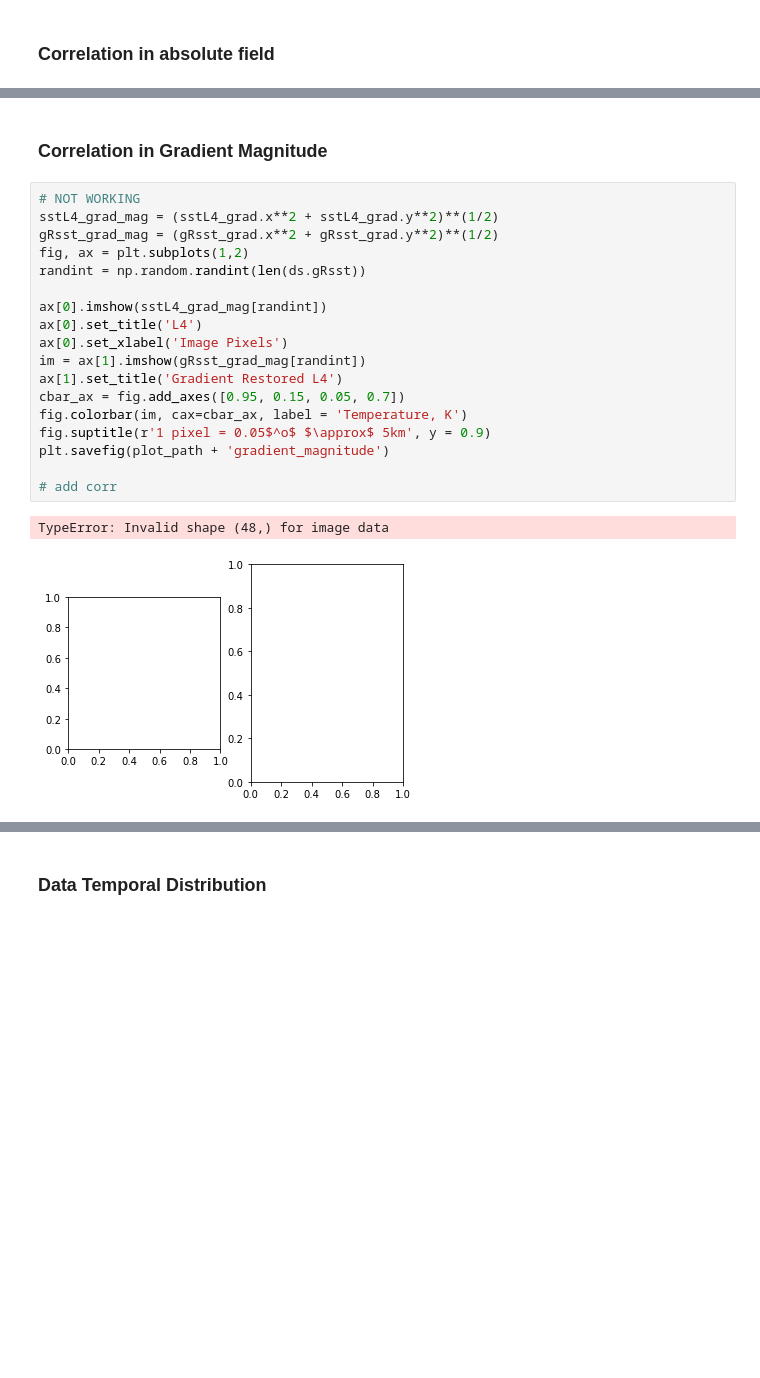
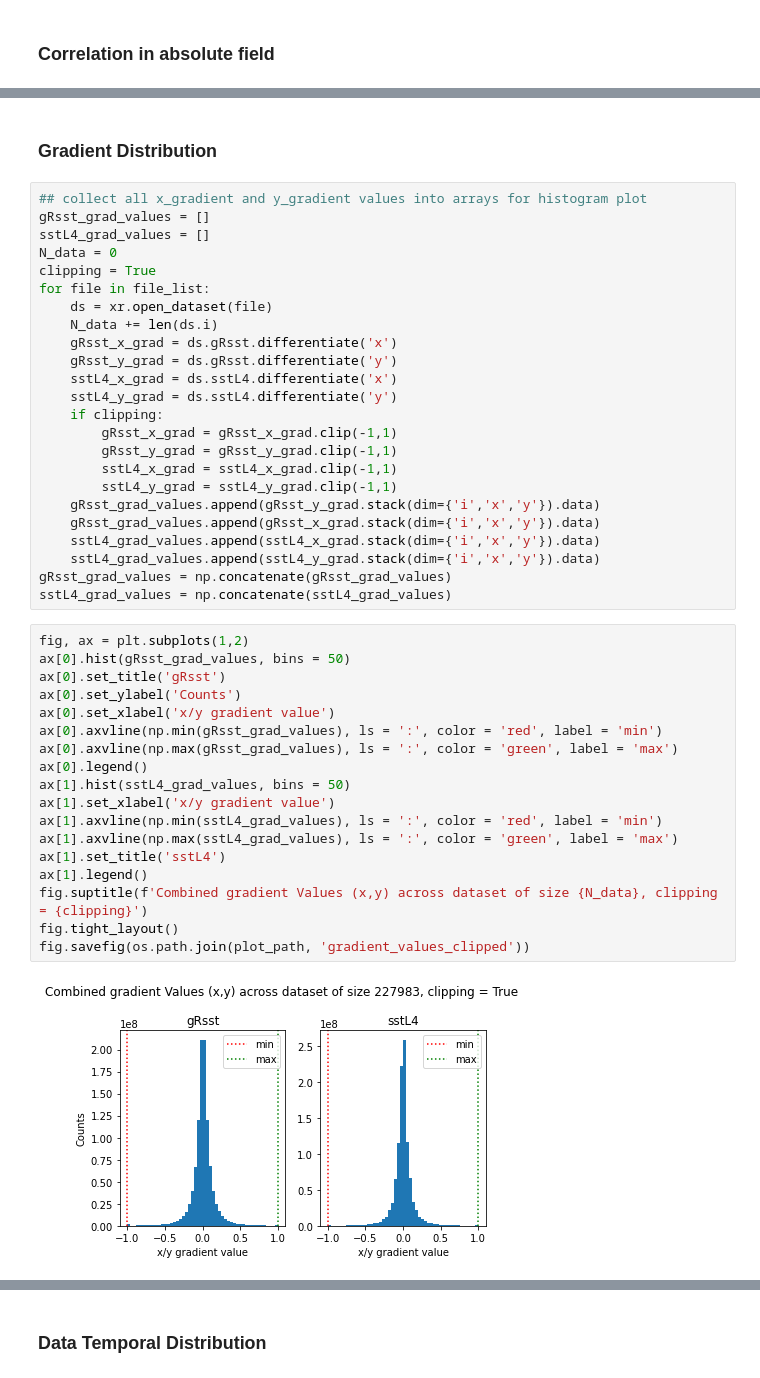
Before and after one commit to MEH04/sst_super_res, a Jupyter notebook: data_analysis.ipynb, the cells around one changed output, grey strips where cells are left out. Saved outputs shown, nothing was run; the diff lists cells and outputs as text; blank space fills up the shorter version.

```diff
--- a/data_analysis.ipynb
+++ b/data_analysis.ipynb
@@ -121,24 +128,47 @@ KeyboardInterrupt:
 # %% [markdown]
-### Correlation in Gradient Magnitude
+### Gradient Distribution
-# %%
-# NOT WORKING
-sstL4_grad_mag = (sstL4_grad.x**2 + sstL4_grad.y**2)**(1/2)
-gRsst_grad_mag = (gRsst_grad.x**2 + gRsst_grad.y**2)**(1/2)
-fig, ax = plt.subplots(1,2)
-randint = np.random.randint(len(ds.gRsst))
-
-ax[0].imshow(sstL4_grad_mag[randint])
-ax[0].set_title('L4')
-ax[0].set_xlabel('Image Pixels')
-im = ax[1].imshow(gRsst_grad_mag[randint])
-ax[1].set_title('Gradient Restored L4')
-cbar_ax = fig.add_axes([0.95, 0.15, 0.05, 0.7])
-fig.colorbar(im, cax=cbar_ax, label = 'Temperature, K')
-fig.suptitle(r'1 pixel = 0.05$^o$ $\approx$ 5km', y = 0.9)
-plt.savefig(plot_path + 'gradient_magnitude')
-
-# add corr
-# %% [output]
-TypeError: Invalid shape (48,) for image data
-[figure, removed]
+# %%
+## collect all x_gradient and y_gradient values into arrays for histogram plot
+gRsst_grad_values = []
+sstL4_grad_values = []
+N_data = 0
+clipping = True
+for file in file_list:
+    ds = xr.open_dataset(file)
+    N_data += len(ds.i)
+    gRsst_x_grad = ds.gRsst.differentiate('x')
+    gRsst_y_grad = ds.gRsst.differentiate('y')
+    sstL4_x_grad = ds.sstL4.differentiate('x')
+    sstL4_y_grad = ds.sstL4.differentiate('y')
+    if clipping:
+        gRsst_x_grad = gRsst_x_grad.clip(-1,1)
+        gRsst_y_grad = gRsst_y_grad.clip(-1,1)
+        sstL4_x_grad = sstL4_x_grad.clip(-1,1)
+        sstL4_y_grad = sstL4_y_grad.clip(-1,1)
+    gRsst_grad_values.append(gRsst_y_grad.stack(dim={'i','x','y'}).data)
+    gRsst_grad_values.append(gRsst_x_grad.stack(dim={'i','x','y'}).data)
+    sstL4_grad_values.append(sstL4_x_grad.stack(dim={'i','x','y'}).data)
+    sstL4_grad_values.append(sstL4_y_grad.stack(dim={'i','x','y'}).data)
+gRsst_grad_values = np.concatenate(gRsst_grad_values)
+sstL4_grad_values = np.concatenate(sstL4_grad_values)
+# %%
+fig, ax = plt.subplots(1,2)
+ax[0].hist(gRsst_grad_values, bins = 50)
+ax[0].set_title('gRsst')
+ax[0].set_ylabel('Counts')
+ax[0].set_xlabel('x/y gradient value')
+ax[0].axvline(np.min(gRsst_grad_values), ls = ':', color = 'red', label = 'min')
+ax[0].axvline(np.max(gRsst_grad_values), ls = ':', color = 'green', label = 'max')
+ax[0].legend()
+ax[1].hist(sstL4_grad_values, bins = 50)
+ax[1].set_xlabel('x/y gradient value')
+ax[1].axvline(np.min(sstL4_grad_values), ls = ':', color = 'red', label = 'min')
+ax[1].axvline(np.max(sstL4_grad_values), ls = ':', color = 'green', label = 'max')
+ax[1].set_title('sstL4')
+ax[1].legend()
+fig.suptitle(f'Combined gradient Values (x,y) across dataset of size {N_data}, clipping = {clipping}')
+fig.tight_layout()
+fig.savefig(os.path.join(plot_path, 'gradient_values_clipped'))
+# %% [output]
+[figure, added]
 # %% [markdown]
```
Also changed, not shown: parts of 18 cells of this notebook, 6 other files.
